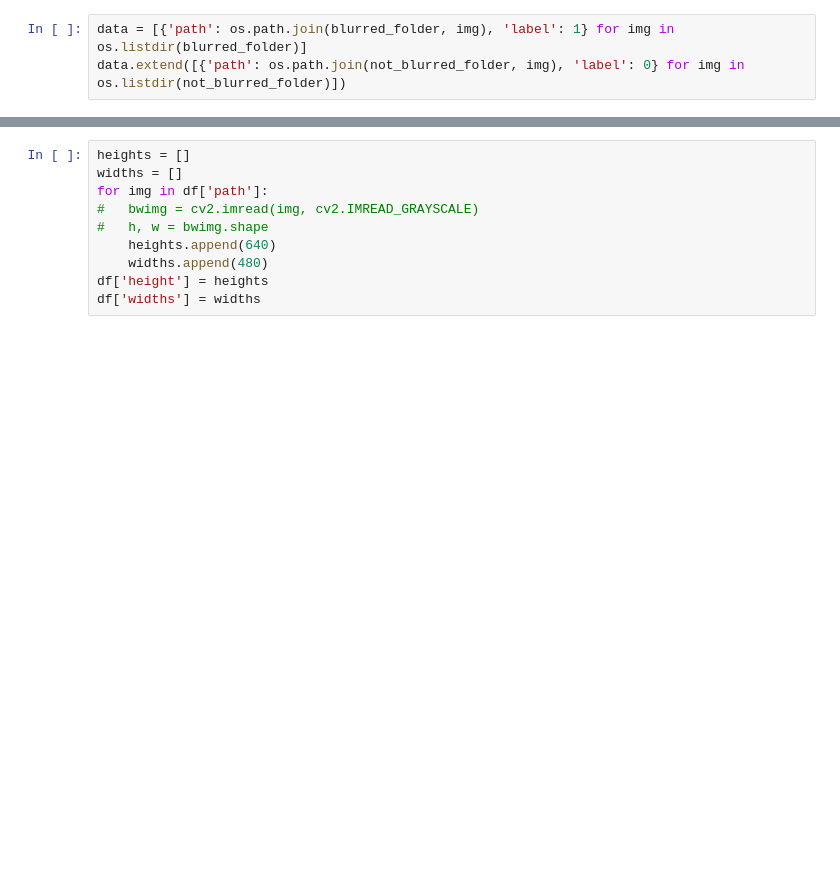
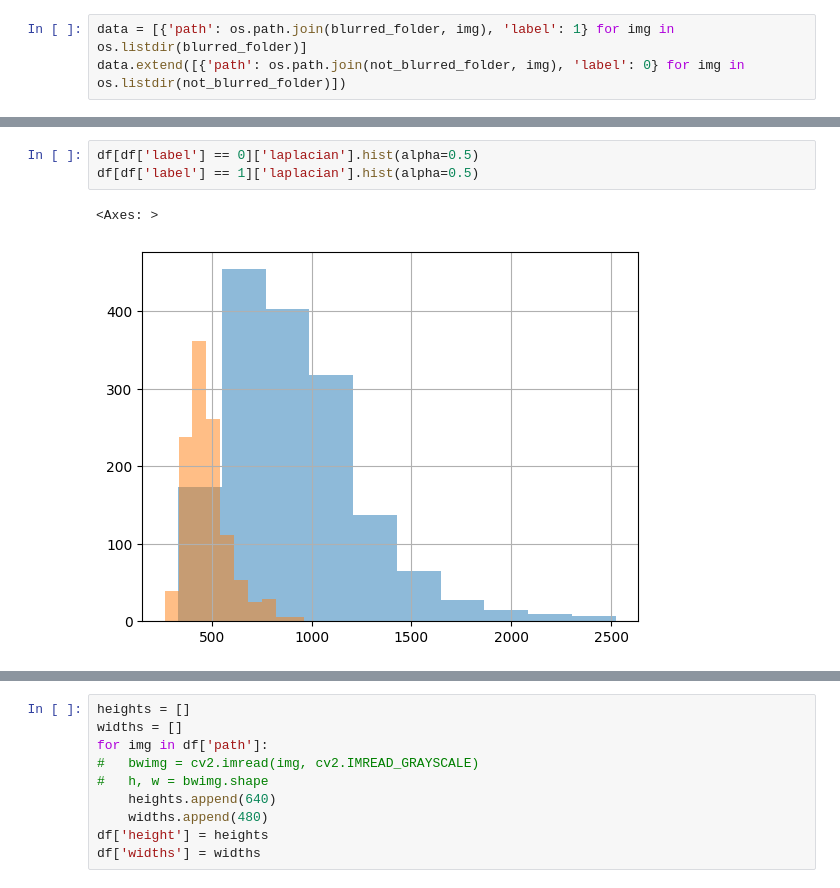
Before and after one commit to Bleaff/BlurDetectionImplementation, a Jupyter notebook: research.ipynb, the cells around one changed output, grey strips where cells are left out. Cells and saved outputs as stored; diff of their text form; blank space fills up the shorter version.

```diff
--- a/research.ipynb
+++ b/research.ipynb
@@ -72,0 +128,6 @@ df.plot()
+# %%
+df[df['label'] == 0]['laplacian'].hist(alpha=0.5)
+df[df['label'] == 1]['laplacian'].hist(alpha=0.5)
+# %% [output]
+<Axes: >
+[figure, added]
```
Also changed, not shown: parts of 20 cells of this notebook, 2 other files.
